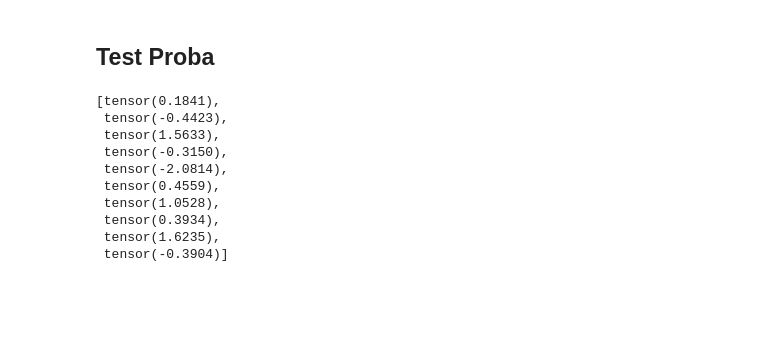
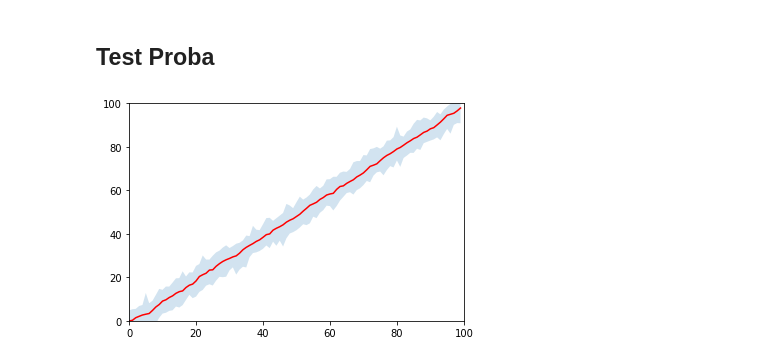
Before and after one commit to INRIA/zelus, a Jupyter notebook: pyzls/example.ipynb, the cells around one changed output. Saved outputs shown, nothing was run; the diff lists cells and outputs as text; code cells hidden in the pictures; blank space fills up the shorter version.

```diff
--- a/pyzls/example.ipynb
+++ b/pyzls/example.ipynb
@@ -178,17 +185,25 @@ let proba f(x) = o where
 """
 prob = PyZL(pcode, opt=["-I /Users/baudart/Projects/probla/probzelus/inference", "-I ../lib"])
-# %%
-a = prob.f()
-a.reset()
-[a.step(0, 0) for _ in range(10)]
-# %% [output]
-[tensor(0.1841),
- tensor(-0.4423),
- tensor(1.5633),
- tensor(-0.3150),
- tensor(-2.0814),
- tensor(0.4559),
- tensor(1.0528),
- tensor(0.3934),
- tensor(1.6235),
- tensor(-0.3904)]
+# %%
+from IPython.display import clear_output
+import matplotlib.pyplot as plt
+
+toto = prob.tracker()
+toto.reset()
+s_min = []
+s_mean = []
+s_max = []
+n = 100
+for i in range(n):
+    clear_output(wait=True)
+    d = toto.step(i)
+    s_min.append(np.min(d))
+    s_mean.append(np.mean(d))
+    s_max.append(np.max(d))
+    t = [i for i in range(len(s_mean))]
+    plt.plot(t , s_mean, 'r')
+    plt.fill_between(t, s_min, s_max, alpha=0.2)
+    plt.axis((0 , n , 0 , n))
+    plt.show()
+# %% [output]
+[figure, added]
```
Also changed, not shown: parts of 4 cells of this notebook, 2 other files.
